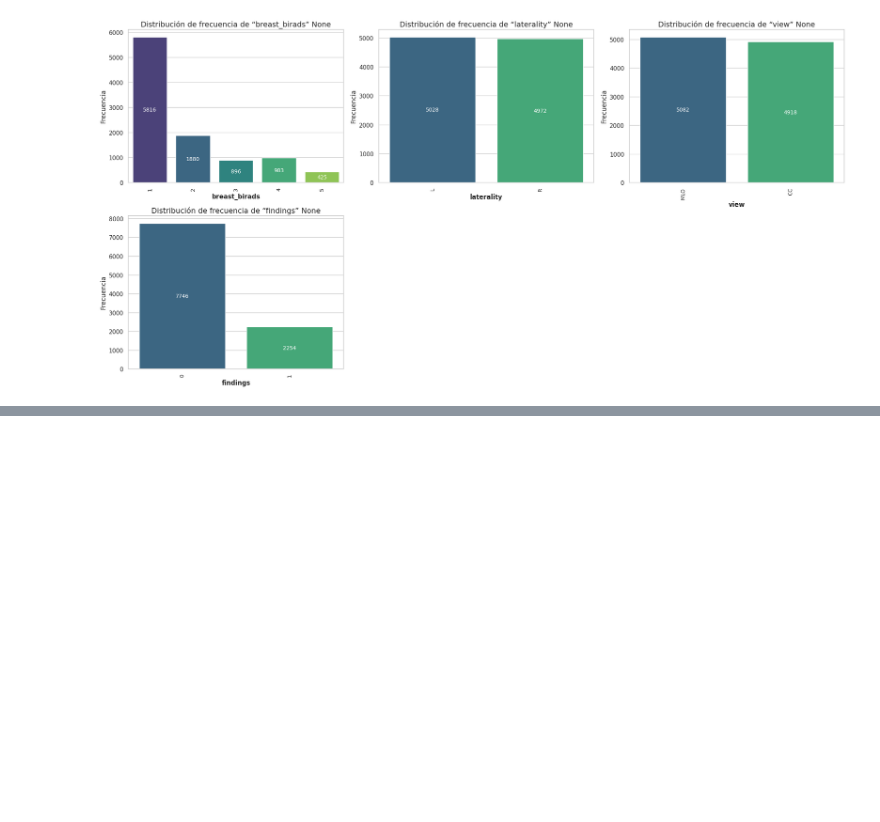
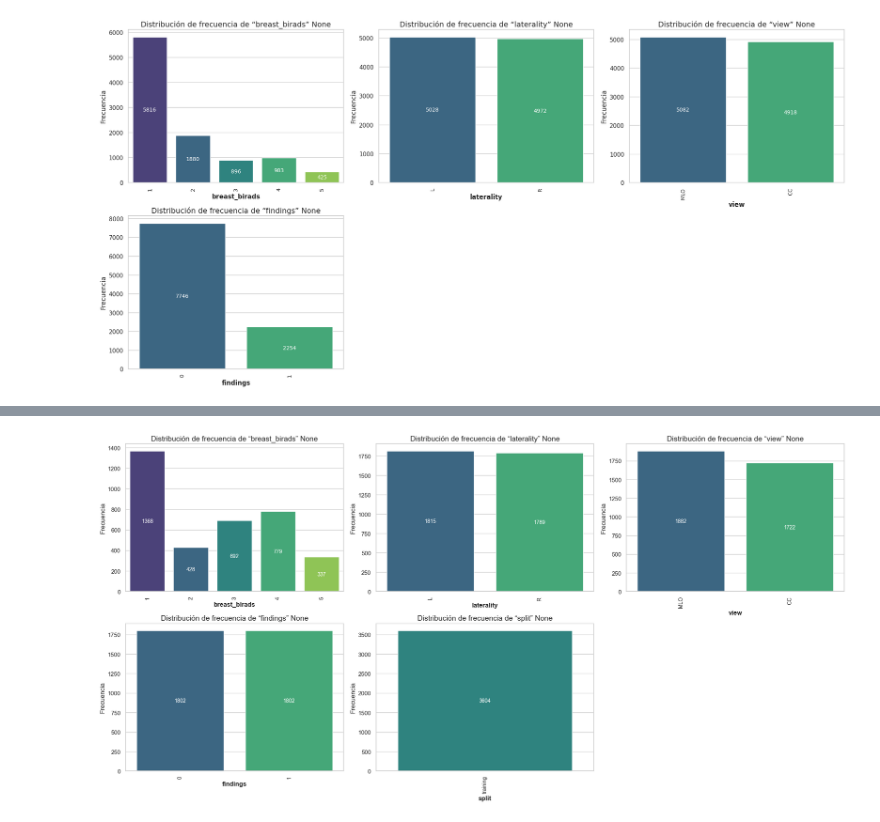
Before and after one commit to emiliodelgadouy/tesis, a Jupyter notebook: 01GenerateDumps.ipynb, the cells around one changed output, grey strips where cells are left out. Cells and saved outputs as stored; diff of their text form; code cells hidden in the pictures; blank space fills up the shorter version.

Commit message:
Model training working

```diff
--- a/01GenerateDumps.ipynb
+++ b/01GenerateDumps.ipynb
@@ -25,0 +33,4 @@ dataset_reduced_half.stats()
+# %%
+dataset_balanced =  Dataset()
+# %%
+dataset_balanced_training = dataset_balanced[dataset_balanced["split"]=="training"]
@@ -25,0 +69,6 @@ dataset_reduced_half.stats()
+# %%
+dataset_balanced_training_fix = pd.concat([dataset_balanced_training[dataset_balanced_training["findings"]==1], dataset_balanced_training[dataset_balanced_training["findings"]==0].head(1802)], ignore_index=True)
+# %%
+dataset_balanced_training_fix.stats()
+# %% [output]
+[figure, added]
```
Also changed, not shown: parts of 9 cells of this notebook, 2 other files.
